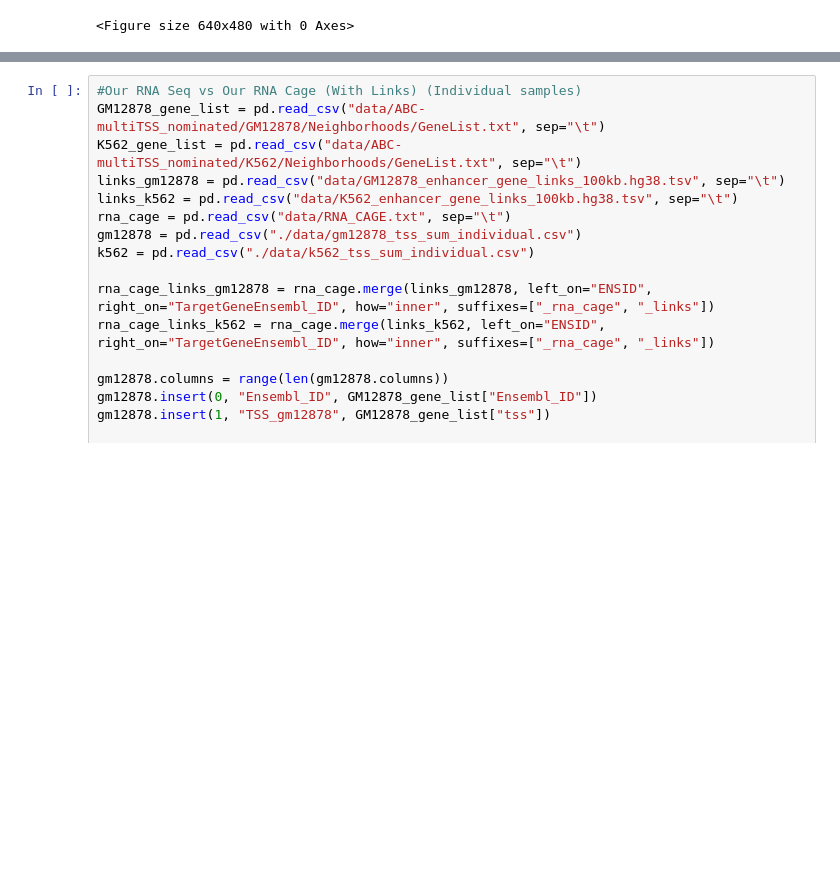
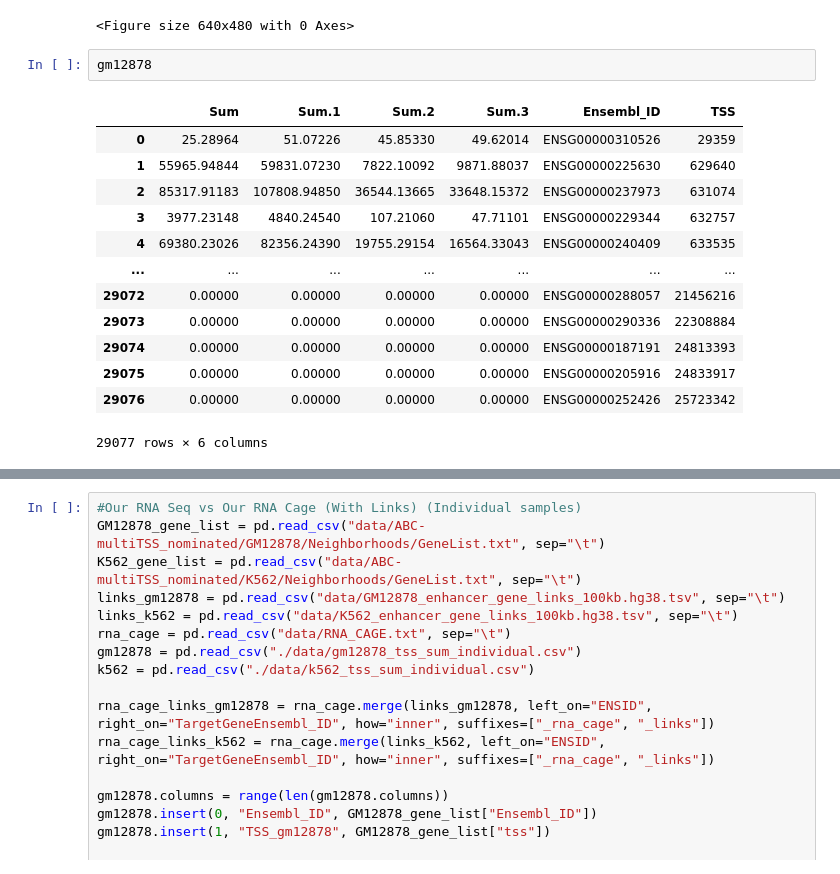
Before and after one commit to AndrewH72/Transcription-Start-Site-Usage-Prediction, a Jupyter notebook: correlation.ipynb, the cells around one changed output, grey strips where cells are left out. Cells and saved outputs as stored; diff of their text form; blank space fills up the shorter version.

```diff
--- a/correlation.ipynb
+++ b/correlation.ipynb
@@ -174,3 +174,19 @@ gm_cage_correlation.to_csv("csvs/correlation/rnaseq_vs_rnacage_individual/gm_seq
 k5_cage_correlation.to_csv("csvs/correlation/rnaseq_vs_rnacage_individual/k5_seq_vs_cage_individual.csv", index=False)
 # %% [output]
 <Figure size 640x480 with 0 Axes>
+# %%
+gm12878
+# %% [output]
+|  | Sum | Sum.1 | Sum.2 | Sum.3 | Ensembl_ID | TSS |
+| 0 | 25.28964 | 51.07226 | 45.85330 | 49.62014 | ENSG00000310526 | 29359 |
+| 1 | 55965.94844 | 59831.07230 | 7822.10092 | 9871.88037 | ENSG00000225630 | 629640 |
+| 2 | 85317.91183 | 107808.94850 | 36544.13665 | 33648.15372 | ENSG00000237973 | 631074 |
+| 3 | 3977.23148 | 4840.24540 | 107.21060 | 47.71101 | ENSG00000229344 | 632757 |
+| 4 | 69380.23026 | 82356.24390 | 19755.29154 | 16564.33043 | ENSG00000240409 | 633535 |
+| ... | ... | ... | ... | ... | ... | ... |
+| 29072 | 0.00000 | 0.00000 | 0.00000 | 0.00000 | ENSG00000288057 | 21456216 |
+| 29073 | 0.00000 | 0.00000 | 0.00000 | 0.00000 | ENSG00000290336 | 22308884 |
+| 29074 | 0.00000 | 0.00000 | 0.00000 | 0.00000 | ENSG00000187191 | 24813393 |
+| 29075 | 0.00000 | 0.00000 | 0.00000 | 0.00000 | ENSG00000205916 | 24833917 |
+| 29076 | 0.00000 | 0.00000 | 0.00000 | 0.00000 | ENSG00000252426 | 25723342 |
+29077 rows × 6 columns
```
Also changed, not shown: parts of 2 cells of this notebook, 3 other files.
